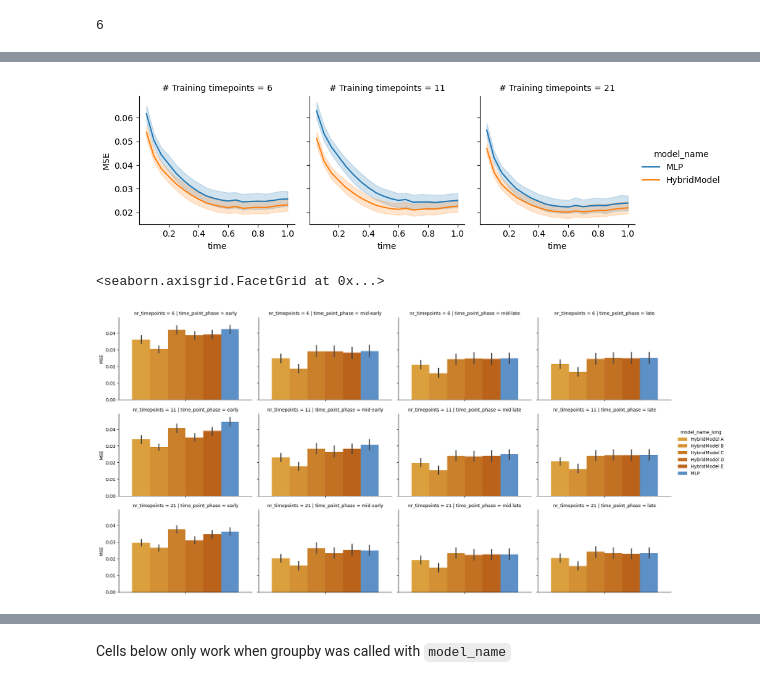
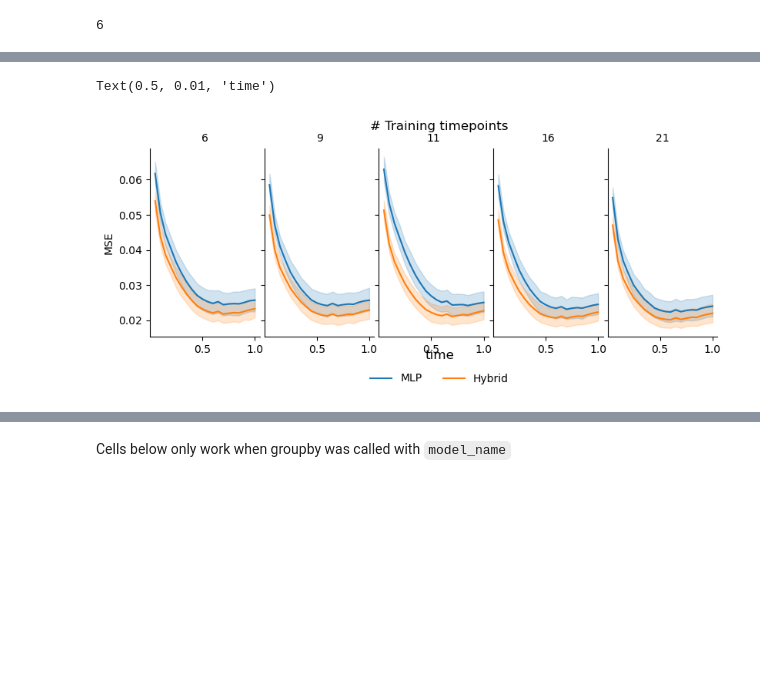
Before and after one commit to CropXR/HALCYON, a Jupyter notebook: notebooks/06_plotting_for_sparsity_time_points.ipynb, the cells around one changed output, grey strips where cells are left out. Cells and saved outputs as stored; diff of their text form; code cells hidden in the pictures; blank space fills up the shorter version.

Commit message:
Fig with more time points

```diff
--- a/notebooks/06_plotting_for_sparsity_time_points.ipynb
+++ b/notebooks/06_plotting_for_sparsity_time_points.ipynb
@@ -263,8 +274,0 @@ outcome
-# %%
-outcome['time_point_phase'] = pd.cut(
-    outcome['time'],
-    bins=[0, 0.25, 0.5, 0.75, 1.0],
-    labels=['early', 'mid-early', 'mid-late', 'late'],
-    include_lowest=True
-)
-outcome
@@ -392,18 +409,30 @@ Name: count, dtype: int64
 # %%
 ignore_0 = mse_df_long_model_name[mse_df_long_model_name['time'] > 0]
 ignore_0 = ignore_0.rename(columns={'nr_timepoints': '# Training timepoints'})
+ignore_0['model_name'] = ignore_0['model_name'].replace({'HybridModel': 'Hybrid'})
+
 g = sns.relplot(data=ignore_0,
             x='time', y=DfColumnNames.MSE_COL,
-             col='# Training timepoints', hue='model_name', height=3, aspect=1,
-             kind='line', hue_order=['MLP', 'HybridModel'], estimator='mean')
+             col='# Training timepoints', hue='model_name', # height=3, aspect=.7,
+             kind='line', hue_order=['MLP', 'Hybrid'], estimator='mean')
+
+# Only the number in each column title
+g.set_titles(col_template="{col_name}")
+g.figure.set_size_inches(8,3)
+
+# Legend below the subplots, no title
+sns.move_legend(g, "upper center", bbox_to_anchor=(0.5, 0),
+                ncol=2, title=None, frameon=False)
+
+# One shared title on top of everything
+g.figure.suptitle("# Training timepoints", y=1.05)
+
+g.set_axis_labels("", "MSE")
+g.figure.supxlabel("time") #, y=0.1)
+
 # g.set(yscale='log')
 
-g.savefig("mse_over_time_sparser_timepoints_hybrids_together.pdf", dpi=600, bbox_inches='tight')
+# g.savefig("mse_over_time_sparser_timepoints_hybrids_together.pdf", dpi=600, bbox_inches='tight')
 # %% [output]
+Text(0.5, 0.01, 'time')
-[figure, old version]
+[figure, new version]
-# %%
-sns.catplot(data=mse_df_long_model_name, row='nr_timepoints', row_order=[6, 11, 21], col='time_point_phase',
-            y='MSE', hue='model_name_long', height=3, aspect=1.5, kind='bar', palette=palette)
-# %% [output]
-<seaborn.axisgrid.FacetGrid at 0x...>
-[figure, removed]
```
Also changed, not shown: parts of 23 cells of this notebook.
